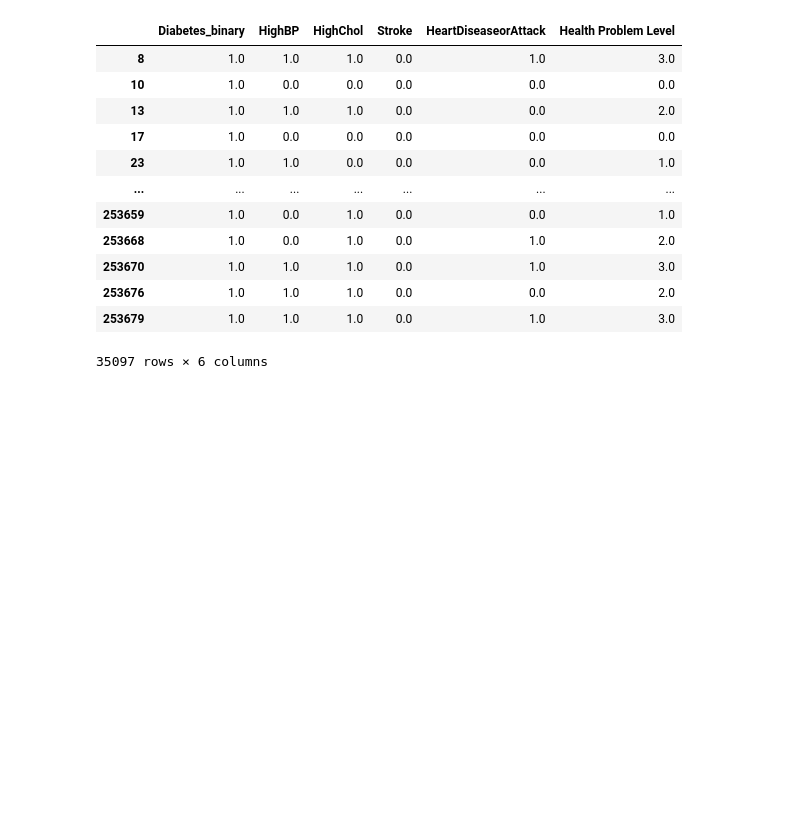
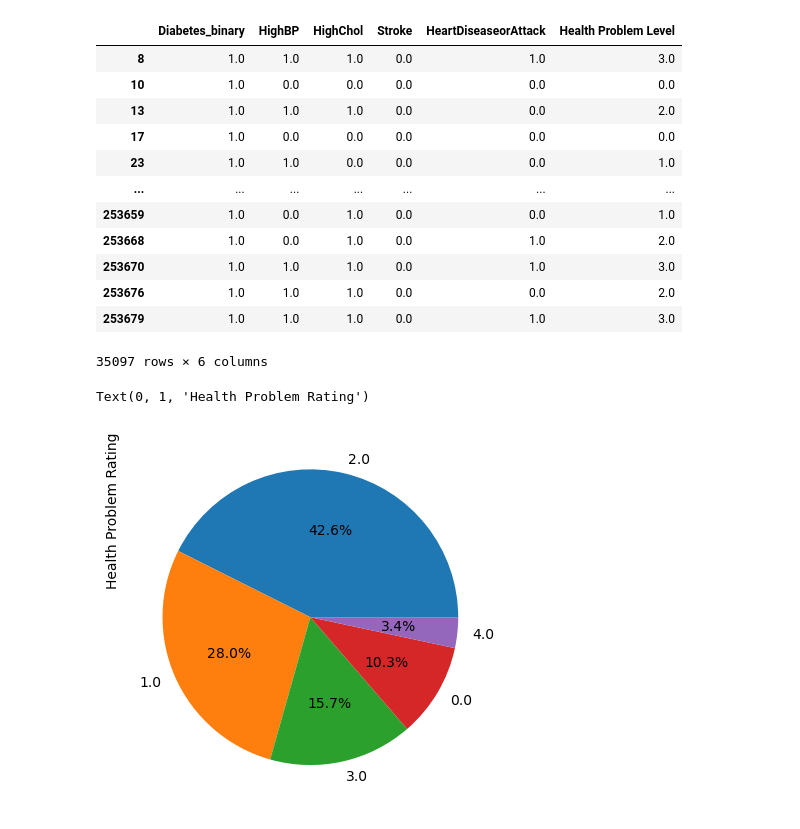
Before and after one commit to michaelz-id/project_1, a Jupyter notebook: Rohit's notebook-Copy1.ipynb, the cells around one changed output. Saved outputs shown, nothing was run; the diff lists cells and outputs as text; code cells hidden in the pictures; blank space fills up the shorter version.

```diff
--- a/Rohit's notebook-Copy1.ipynb
+++ b/Rohit's notebook-Copy1.ipynb
@@ -396,3 +414,11 @@ yes_diabetes
 | 253676 | 1.0 | 1.0 | 1.0 | 0.0 | 0.0 | 2.0 |
 | 253679 | 1.0 | 1.0 | 1.0 | 0.0 | 1.0 | 3.0 |
 35097 rows × 6 columns
+# %%
+#Pie chart of those with diabetes- what percentage of them had 0, 1, 2, 3 or 4 other serious health conditions
+yes_diabetes1 = yes_diabetes["Health Problem Level"].value_counts()
+pd_pie = yes_diabetes1.plot(kind='pie', autopct='%1.1f%%')
+pd_pie.set_ylabel("Health Problem Rating", loc='top')
+# %% [output]
+Text(0, 1, 'Health Problem Rating')
+[figure, added]
```
Also changed, not shown: parts of 23 cells of this notebook.
